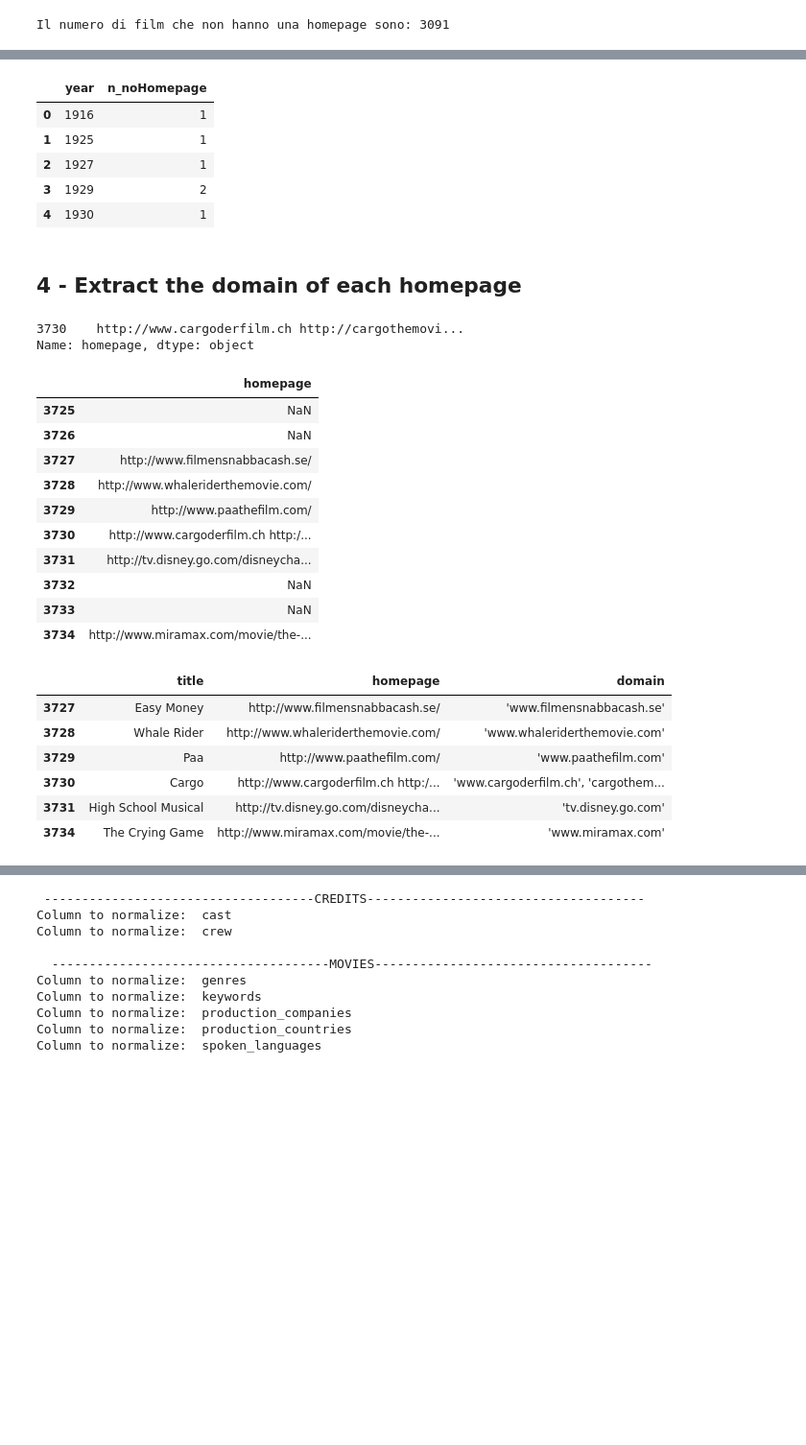
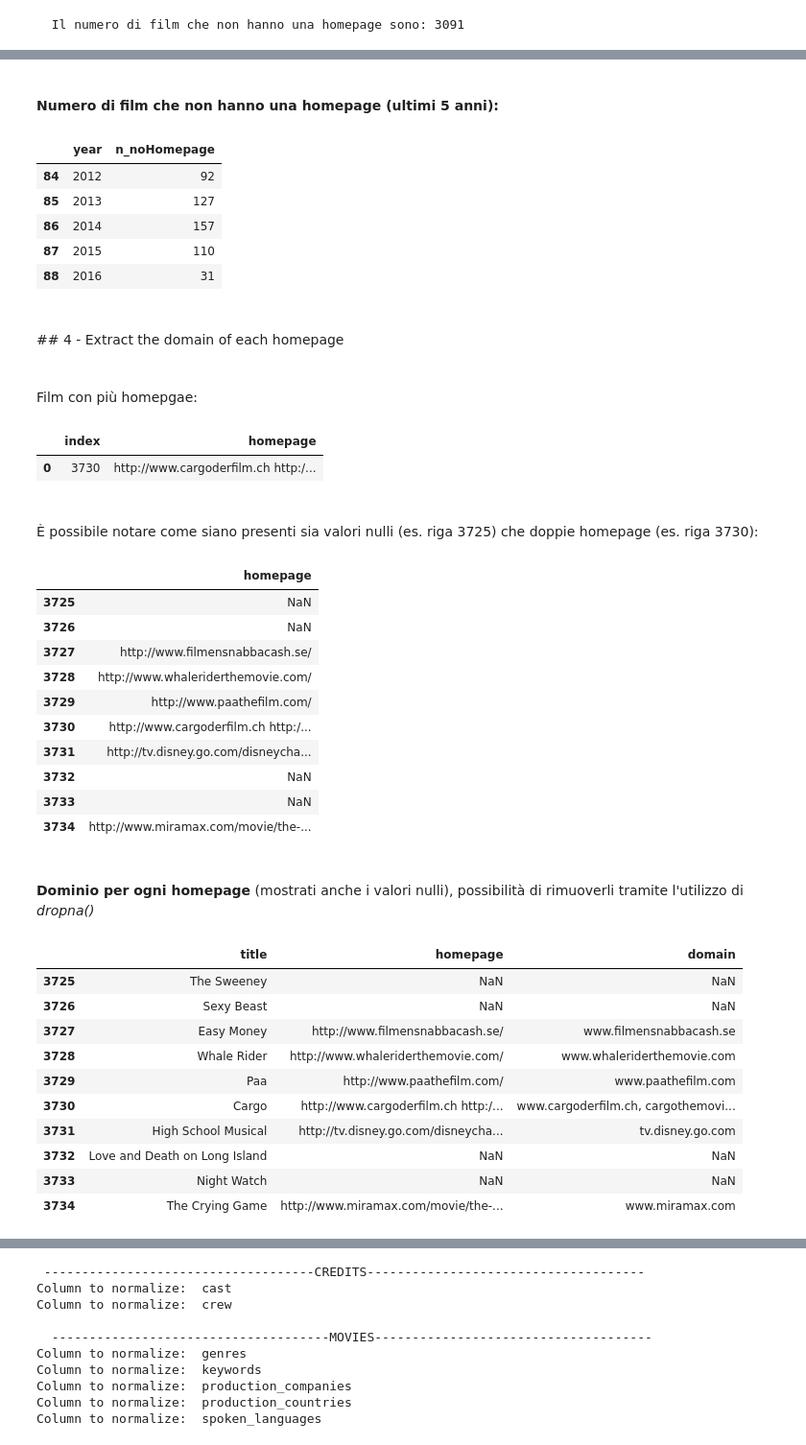
Before and after one commit to mat0692/FCS, a Jupyter notebook: Project FCS.ipynb, the cells around one changed output, grey strips where cells are left out. Shown at 96% size. Saved outputs shown, nothing was run; the diff lists cells and outputs as text; code cells hidden in the pictures; blank space fills up the shorter version.

```diff
--- a/Project FCS.ipynb
+++ b/Project FCS.ipynb
@@ -81,15 +114,18 @@ movies['year'] = pd.to_datetime(movies['release_date']).dt.year # estraggo l'ann
 
 m_noHome = movies[movies['homepage'].isnull()].groupby('year').size().reset_index().rename(columns = {0:'n_noHomepage'}) # prendiamo solo i film che non hanno una homepage, raggruppiamo per anno e calcoliamo quanti film sono presenti
 m_noHome.year = m_noHome.year.astype(int) # diamo valori interi agli anni (il valore NaN precedente non permetteva ciò)
-m_noHome.head()
+display(Markdown("<br>**Numero di film che non hanno una homepage (ultimi 5 anni):**"),
+        m_noHome.tail())
 # %% [output]
+<br>**Numero di film che non hanno una homepage (ultimi 5 anni):**
 |  | year | n_noHomepage |
-| 0 | 1916 | 1 |
-| 1 | 1925 | 1 |
-| 2 | 1927 | 1 |
-| 3 | 1929 | 2 |
-| 4 | 1930 | 1 |
+| 84 | 2012 | 92 |
+| 85 | 2013 | 127 |
+| 86 | 2014 | 157 |
+| 87 | 2015 | 110 |
+| 88 | 2016 | 31 |
 # %% [markdown]
+<br>
 ## 4 - Extract the domain of each homepage
 # %%
 def multi_home(url): # per vedere se sono presenti più homepage
@@ -99,13 +135,17 @@ def multi_home(url): # per vedere se sono presenti più homepage
     else:
         return True
 multi = movies.homepage.dropna().apply(multi_home) # leviamo valori nulli altrimenti non sarebbe possibile applicare la funzione
-movies.homepage.dropna()[multi]
+display(Markdown("<br>Film con più homepgae: "),
+        movies.homepage.dropna()[multi].reset_index()) # reset_index() per mostrare in formato tabellare
 # %% [output]
-3730    http://www.cargoderfilm.ch http://cargothemovi...
-Name: homepage, dtype: object
+<br>Film con più homepgae:
+|  | index | homepage |
+| 0 | 3730 | http://www.cargoderfilm.ch http:/... |
 # %%
-movies[['homepage']][3725:3735] # notiamo che ci sono valori null e possono essere presenti più homepage (doppia quadra per vedere come dataframe)
+display(Markdown("<br>È possibile notare come siano presenti sia valori nulli (es. riga 3725) che doppie homepage (es. riga 3730):"),
+        movies[['homepage']][3725:3735])# notiamo che ci sono valori nulli e possono essere presenti più homepage (doppia quadra per vedere come dataframe)
 # %% [output]
+<br>È possibile notare come siano presenti sia valori nulli (es. riga 3725) che doppie homepage (es. riga 3730):
 |  | homepage |
 | 3725 | NaN |
 | 3726 | NaN |
@@ -120,23 +160,29 @@ movies[['homepage']][3725:3735] # notiamo che ci sono valori null e possono esse
 # %%
 def domain(url):
     x = []
     if (pd.isnull(url)):
         return np.nan
     else:
         home = url.split(' ') # nel caso sia presente più di una homepage, vedere caso 3730: Cargo
         for i in range(len(home)):
             dom = re.findall(r'[\w\-+.]+', home[i])  # in dom[0] è presente http..., in dom[1] il dominio effettivo
             x.append(dom[1])
-        return str(x)[1:-1] # trasformo in stringa levo parentesi quadre e apici
+        return str(x)[1:-1].replace("'","") # trasformo in stringa levo parentesi quadre ([1:-1]) e apici con replace(). [2:-2] NO causa multiple homepage
 
 movies['domain'] = movies['homepage'].apply(domain)
-movies[['title','homepage','domain']][3725:3735].dropna() # toglie solo quelli con homepage e quindi domain a NaN, i titoli sono presenti in ogni riga
+display(Markdown("<br>**Dominio per ogni homepage** (mostrati anche i valori nulli), possibilità di rimuoverli tramite l'utilizzo di *dropna()*"),
+        movies[['title','homepage','domain']][3725:3735])
 # %% [output]
+<br>**Dominio per ogni homepage** (mostrati anche i valori nulli), possibilità di rimuoverli tramite l'utilizzo di *dropna()*
 |  | title | homepage | domain |
-| 3727 | Easy Money | http://www.filmensnabbacash.se/ | 'www.filmensnabbacash.se' |
-| 3728 | Whale Rider | http://www.whaleriderthemovie.com/ | 'www.whaleriderthemovie.com' |
-| 3729 | Paa | http://www.paathefilm.com/ | 'www.paathefilm.com' |
-| 3730 | Cargo | http://www.cargoderfilm.ch http:/... | 'www.cargoderfilm.ch', 'cargothem... |
-| 3731 | High School Musical | http://tv.disney.go.com/disneycha... | 'tv.disney.go.com' |
-| 3734 | The Crying Game | http://www.miramax.com/movie/the-... | 'www.miramax.com' |
+| 3725 | The Sweeney | NaN | NaN |
+| 3726 | Sexy Beast | NaN | NaN |
+| 3727 | Easy Money | http://www.filmensnabbacash.se/ | www.filmensnabbacash.se |
+| 3728 | Whale Rider | http://www.whaleriderthemovie.com/ | www.whaleriderthemovie.com |
+| 3729 | Paa | http://www.paathefilm.com/ | www.paathefilm.com |
+| 3730 | Cargo | http://www.cargoderfilm.ch http:/... | www.cargoderfilm.ch, cargothemovi... |
+| 3731 | High School Musical | http://tv.disney.go.com/disneycha... | tv.disney.go.com |
+| 3732 | Love and Death on Long Island | NaN | NaN |
+| 3733 | Night Watch | NaN | NaN |
+| 3734 | The Crying Game | http://www.miramax.com/movie/the-... | www.miramax.com |
 # %% [markdown]
```
Also changed, not shown: parts of 30 cells of this notebook.
